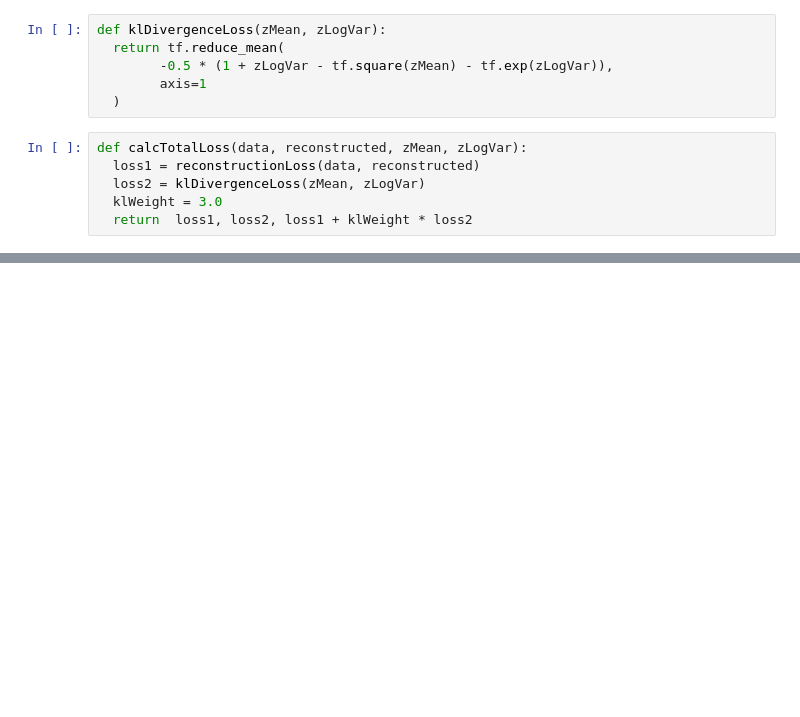
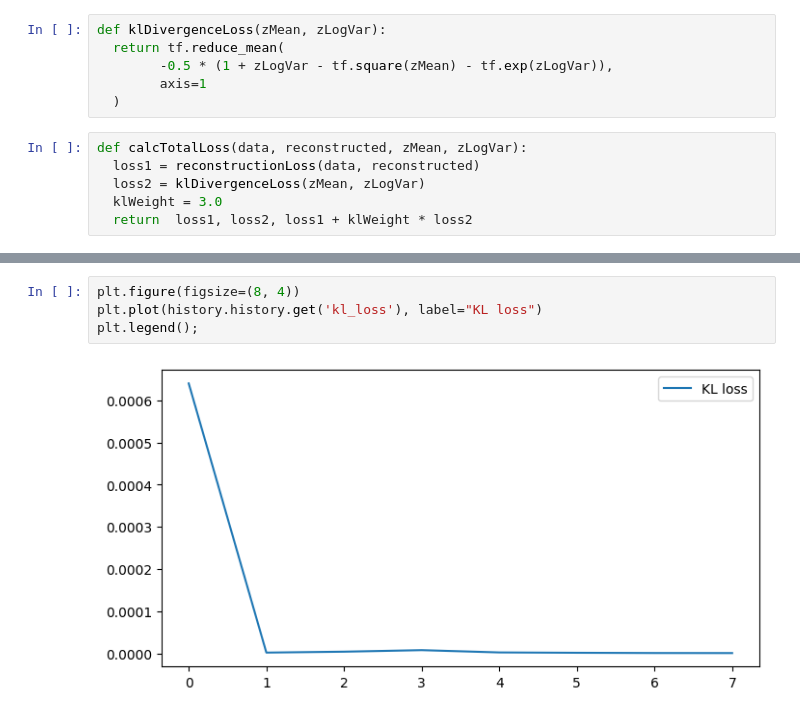
Before and after one commit to Miguelarssen/TittleNewsModel, a Jupyter notebook: arquiteturaVAE.ipynb, the cells around one changed output, grey strips where cells are left out. Drawn from its saved outputs; the diff is of its cells as text; blank space fills up the shorter version.

```diff
--- a/arquiteturaVAE.ipynb
+++ b/arquiteturaVAE.ipynb
@@ -233,0 +236,6 @@ xTest.shape
+# %%
+plt.figure(figsize=(8, 4))
+plt.plot(history.history.get('kl_loss'), label="KL loss")
+plt.legend();
+# %% [output]
+[figure, added]
```
Also changed, not shown: parts of 33 cells of this notebook, 5 other files.
